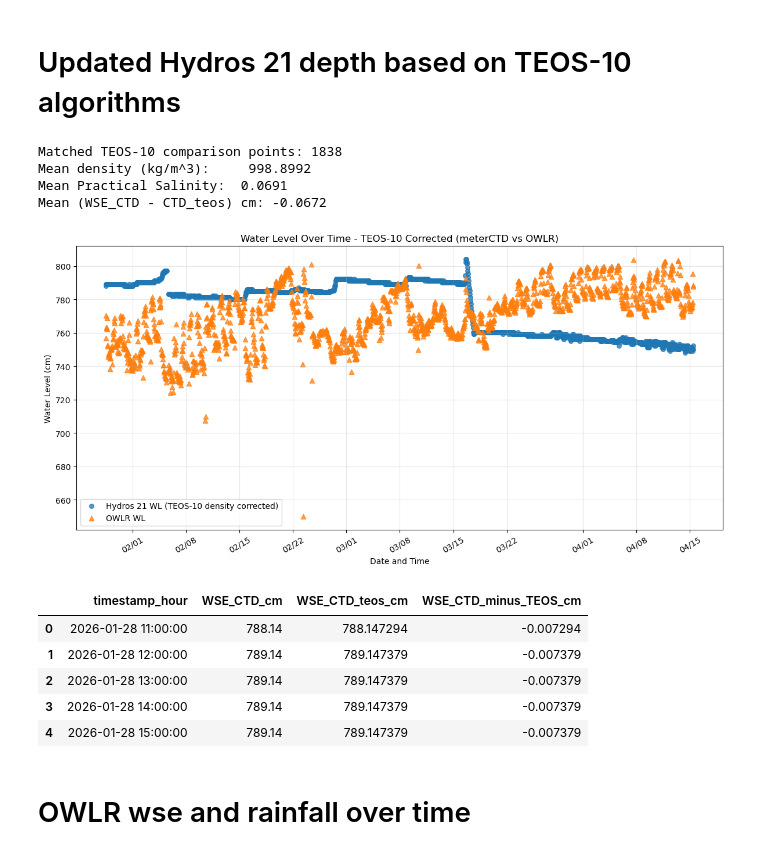
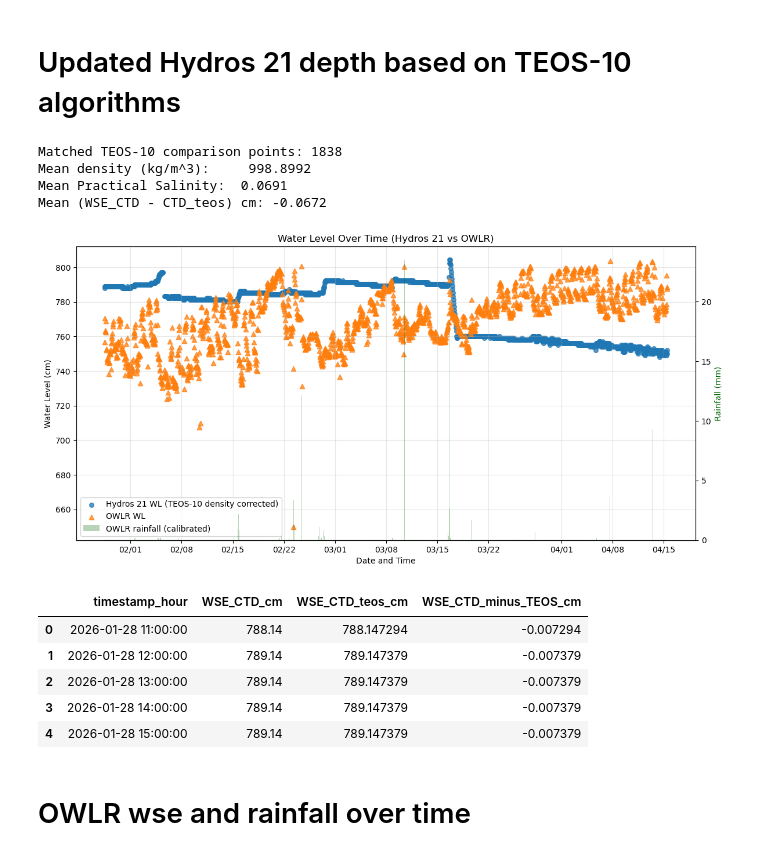
Before and after one commit to COAST-Lab/Open-Water-Level-and-Rainfall-Sensor, a Jupyter notebook: Data Analysis/waterSurfaceElevationAnalysis.ipynb, the cells around one changed output. Saved outputs shown, nothing was run; the diff lists cells and outputs as text; code cells hidden in the pictures.

Commit message:
added rainfallAnalysisUpdated for streamlining

```diff
--- a/Data Analysis/waterSurfaceElevationAnalysis.ipynb
+++ b/Data Analysis/waterSurfaceElevationAnalysis.ipynb
@@ -139,7 +139,6 @@ Matched comparison points: 1838
 # %% [markdown]
 # Updated Hydros 21 depth based on TEOS-10 algorithms
 # %%
-
 import matplotlib.dates as mdates
 
 # UNCW CMS Pond, Wilmington NC location for TEOS-10 SA calculation
@@ -157,15 +156,15 @@ except UnicodeDecodeError:
         CTD_teos_raw = pd.read_csv(wse_CTD_path, skiprows=5, encoding='latin1')
 CTD_teos_raw.columns = [str(c).strip() for c in CTD_teos_raw.columns]
 
-teos_time_col  = CTD_teos_raw.columns[0]
+teos_time_col = CTD_teos_raw.columns[0]
 teos_depth_col = CTD_teos_raw.columns[1]
-teos_temp_col  = CTD_teos_raw.columns[2]
-teos_ec_col    = CTD_teos_raw.columns[3]
+teos_temp_col = CTD_teos_raw.columns[2]
+teos_ec_col = CTD_teos_raw.columns[3]
 
-CTD_teos_raw[teos_time_col]  = pd.to_datetime(CTD_teos_raw[teos_time_col],  errors='coerce')
-CTD_teos_raw[teos_depth_col] = pd.to_numeric(CTD_teos_raw[teos_depth_col],  errors='coerce')
-CTD_teos_raw[teos_temp_col]  = pd.to_numeric(CTD_teos_raw[teos_temp_col],   errors='coerce')
-CTD_teos_raw[teos_ec_col]    = pd.to_numeric(CTD_teos_raw[teos_ec_col],     errors='coerce')
+CTD_teos_raw[teos_time_col] = pd.to_datetime(CTD_teos_raw[teos_time_col], errors='coerce')
+CTD_teos_raw[teos_depth_col] = pd.to_numeric(CTD_teos_raw[teos_depth_col], errors='coerce')
+CTD_teos_raw[teos_temp_col] = pd.to_numeric(CTD_teos_raw[teos_temp_col], errors='coerce')
+CTD_teos_raw[teos_ec_col] = pd.to_numeric(CTD_teos_raw[teos_ec_col], errors='coerce')
 
 # Keep only exact hourly marks within the comparison window
 CTD_teos = CTD_teos_raw[
@@ -174,16 +173,16 @@ CTD_teos = CTD_teos_raw[
     & (CTD_teos_raw[teos_time_col].dt.second == 0)
     & (CTD_teos_raw[teos_time_col] >= start_time)
     & (CTD_teos_raw[teos_time_col] <= end_time)
-] .copy()  # Independent copy for safe downstream column edits
+].copy()  # Independent copy for safe downstream column edits
 
 # Step 1: set units
-CTD_teos['temp_C']    = CTD_teos[teos_temp_col]
-CTD_teos['cond_mScm'] = CTD_teos[teos_ec_col]    # dS/m == mS/cm numerically
+CTD_teos['temp_C'] = CTD_teos[teos_temp_col]
+CTD_teos['cond_mScm'] = CTD_teos[teos_ec_col]  # dS/m == mS/cm numerically
 
 # Step 2: back-calculate pressure assuming rho = 1.000 g/cm^3
 #  Calc I used is P (dbar) = rho * g * h / 10000  where rho=1000 kg/m^3, g=9.81 m/s^2, h in meters
 CTD_teos['depth_m'] = CTD_teos[teos_depth_col] / 100.0
-CTD_teos['P_dbar']  = 1000 * 9.81 * CTD_teos['depth_m'] / 10000
+CTD_teos['P_dbar'] = 1000 * 9.81 * CTD_teos['depth_m'] / 10000
 
 # Step 3: Practical Salinity from conductivity, temperature, pressure
 CTD_teos['SP'] = gsw.SP_from_C(CTD_teos['cond_mScm'], CTD_teos['temp_C'], CTD_teos['P_dbar'])
@@ -202,7 +201,7 @@ CTD_teos['depth_corrected_cm'] = (CTD_teos['P_dbar'] * 10000) / (CTD_teos['rho']
 
 # new CTD_teos wse within timeframe
 CTD_teos['WSE_CTD_teos_cm'] = CTD_teos['depth_corrected_cm'] + 706.14
-CTD_teos['timestamp_hour']   = CTD_teos[teos_time_col].dt.floor('h')
+CTD_teos['timestamp_hour'] = CTD_teos[teos_time_col].dt.floor('h')
 CTD_teos_hourly = CTD_teos[['timestamp_hour', 'WSE_CTD_teos_cm', 'rho', 'SP']]
 
 # WSE_CTD - CTD_teos
@@ -214,6 +213,23 @@ ctd_delta = pd.merge(
 )
 ctd_delta['WSE_CTD_minus_TEOS_cm'] = ctd_delta['WSE_CTD_cm'] - ctd_delta['WSE_CTD_teos_cm']
 
+# Parse OWLR raw rain and calculate calibrated hourly rain using rainfallAnalysis coefficients
+payload_parts = owlr_raw['data'].astype(str).str.split(',')
+owlr_raw['rain_mm_raw'] = pd.to_numeric(payload_parts.str[2], errors='coerce')
+
+owlr_rain_hourly = owlr_raw[
+    owlr_raw['timestamp'].notna()
+    & (owlr_raw['timestamp'] >= start_time)
+    & (owlr_raw['timestamp'] <= end_time)
+] .copy()
+owlr_rain_hourly['timestamp_hour'] = owlr_rain_hourly['timestamp'].dt.floor('h')
+owlr_rain_hourly = owlr_rain_hourly.groupby('timestamp_hour', as_index=False)['rain_mm_raw'].sum()
+
+# From rainfallAnalysis.ipynb direct-comparison calibration: TR-525l = m * OWLR_raw + b
+RAIN_CAL_M = 0.5404
+RAIN_CAL_B = 0.0452
+owlr_rain_hourly['rain_mm_owlr_cal'] = (RAIN_CAL_M * owlr_rain_hourly['rain_mm_raw'] + RAIN_CAL_B).clip(lower=0)
+
 # Merge with OWLR
 comparison_teos = pd.merge(CTD_teos_hourly, owlr, on='timestamp_hour', how='inner').dropna()
 comparison_teos = comparison_teos.sort_values('timestamp_hour').reset_index(drop=True)
@@ -221,47 +237,64 @@ comparison_teos = comparison_teos.sort_values('timestamp_hour').reset_index(drop
 print(f'Matched TEOS-10 comparison points: {len(comparison_teos)}')
 print(f'Mean density (kg/m^3):     {comparison_teos["rho"].mean():.4f}')
 print(f'Mean Practical Salinity:  {comparison_teos["SP"].mean():.4f}')
 print(f"Mean (WSE_CTD - CTD_teos) cm: {ctd_delta['WSE_CTD_minus_TEOS_cm'].mean():.4f}")
 
 # Plot
-plt.figure(figsize=(12, 6))
-plt.scatter(
+fig, ax1 = plt.subplots(figsize=(12, 6))
+ax2 = ax1.twinx()
+
+ax1.scatter(
     comparison_teos['timestamp_hour'],
     comparison_teos['WSE_CTD_teos_cm'],
-    s=30, marker='o', alpha=0.75,
+    s=30,
+    marker='o',
+    alpha=0.75,
     label='Hydros 21 WL (TEOS-10 density corrected)'
 )
-plt.scatter(
+ax1.scatter(
     comparison_teos['timestamp_hour'],
     comparison_teos['WSE_OWLR_cm'],
-    s=36, marker='^', alpha=0.75,
+    s=36,
+    marker='^',
+    alpha=0.75,
     label='OWLR WL'
 )
+ax2.bar(
+    owlr_rain_hourly['timestamp_hour'],
+    owlr_rain_hourly['rain_mm_owlr_cal'],
+    width=0.045,
+    color='darkgreen',
+    alpha=0.28,
+    label='OWLR rainfall (calibrated)'
+)
 
-plt.title('Water Level Over Time - TEOS-10 Corrected (meterCTD vs OWLR)')
-plt.xlabel('Date and Time')
-plt.ylabel('Water Level (cm)')
-plt.legend()
-plt.grid(True, alpha=0.3)
+ax1.set_title('Water Level Over Time (Hydros 21 vs OWLR)')
+ax1.set_xlabel('Date and Time')
+ax1.set_ylabel('Water Level (cm)')
+ax2.set_ylabel('Rainfall (mm)', color='darkgreen')
+ax1.grid(True, alpha=0.3)
 
 # Force denser date ticks on the x-axis and format as MM/DD
-ax = plt.gca()
 date_locator = mdates.AutoDateLocator(minticks=12, maxticks=20)
 date_formatter = mdates.DateFormatter('%m/%d')
-ax.xaxis.set_major_locator(date_locator)
-ax.xaxis.set_major_formatter(date_formatter)
+ax1.xaxis.set_major_locator(date_locator)
+ax1.xaxis.set_major_formatter(date_formatter)
 plt.xticks(rotation=30)
+
+handles_1, labels_1 = ax1.get_legend_handles_labels()
+handles_2, labels_2 = ax2.get_legend_handles_labels()
+ax1.legend(handles_1 + handles_2, labels_1 + labels_2, loc='lower left')
 
 plt.tight_layout()
 plt.show()
 
 ctd_delta[['timestamp_hour', 'WSE_CTD_cm', 'WSE_CTD_teos_cm', 'WSE_CTD_minus_TEOS_cm']].head()
 # %% [output]
 Matched TEOS-10 comparison points: 1838
 Mean density (kg/m^3):     998.8992
 Mean Practical Salinity:  0.0691
 Mean (WSE_CTD - CTD_teos) cm: -0.0672
-[figure, old version]
+[figure, new version]
 |  | timestamp_hour | WSE_CTD_cm | WSE_CTD_teos_cm | WSE_CTD_minus_TEOS_cm |
 | 0 | 2026-01-28 11:00:00 | 788.14 | 788.147294 | -0.007294 |
 | 1 | 2026-01-28 12:00:00 | 789.14 | 789.147379 | -0.007379 |
```
Also changed, not shown: parts of 1 cell of this notebook, 6 other files.
